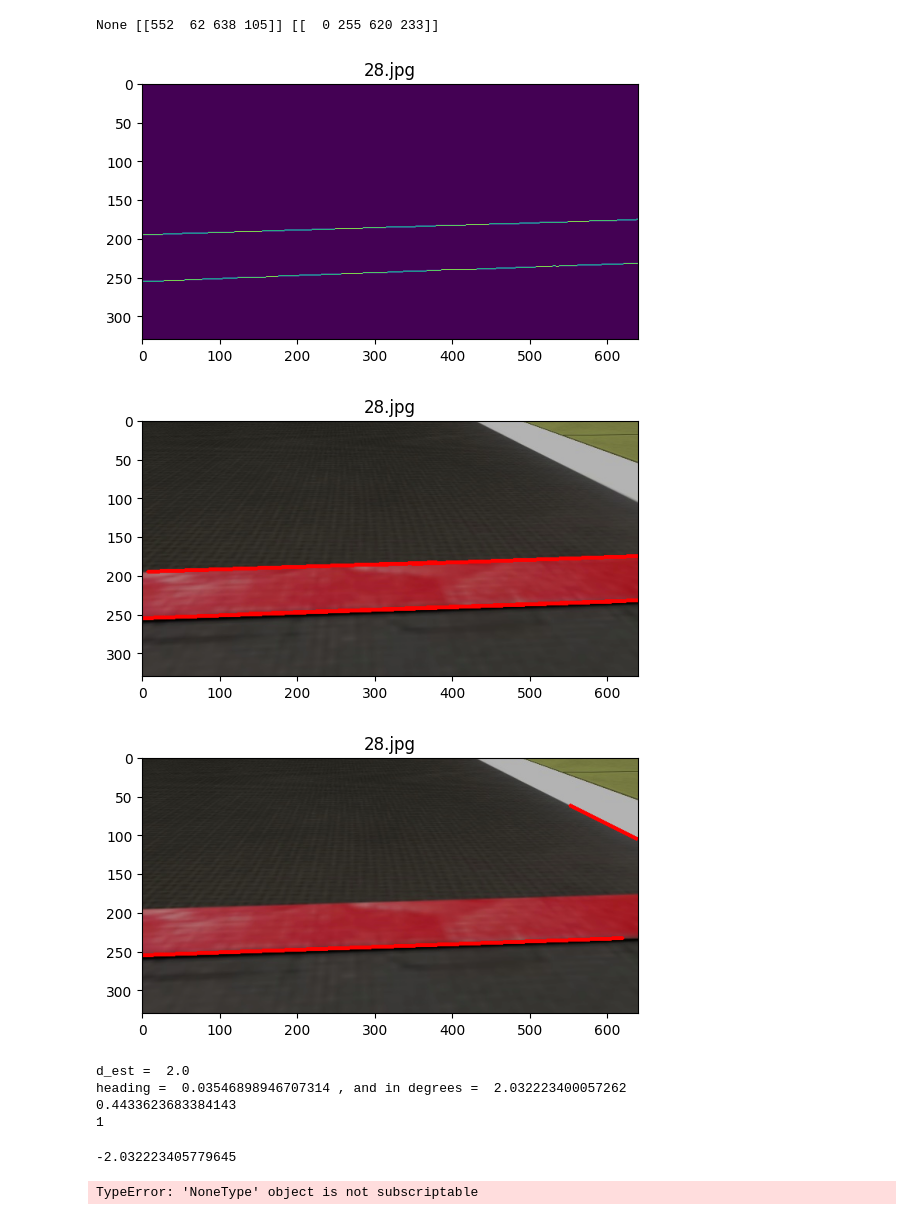
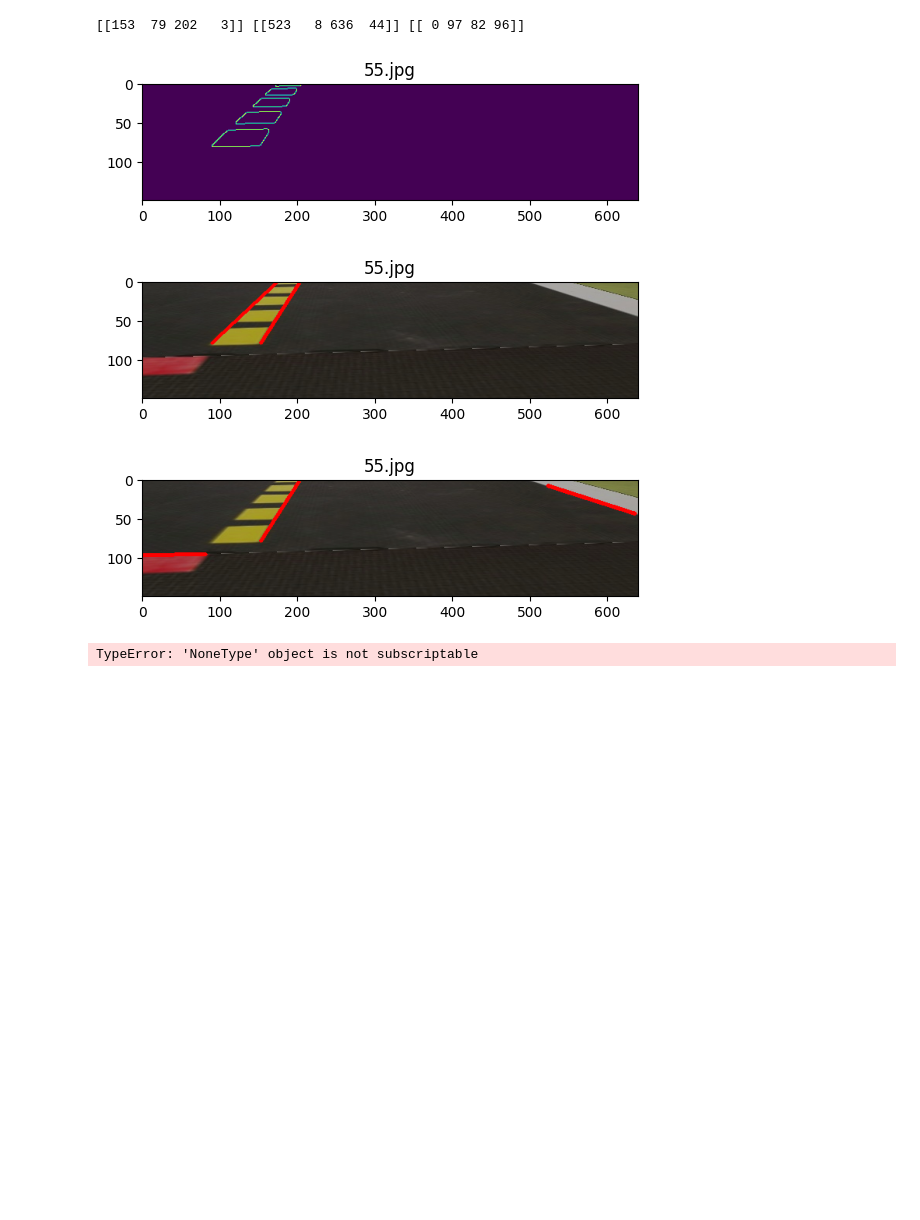
Before and after one commit to adrshsrvstv/CS4278-5478-Project-Materials, a Jupyter notebook: Lane Pose Estimation.ipynb, the cells around one changed output. Saved outputs shown, nothing was run; the diff lists cells and outputs as text; code cells hidden in the pictures; blank space fills up the shorter version.

```diff
--- a/Lane Pose Estimation.ipynb
+++ b/Lane Pose Estimation.ipynb
@@ -33,6 +41,7 @@ def get_steering(heading, d_est, state):
 # %%
+map_name = "testcases/milestone1_paths/map2_0_seed0_start_7,7_goal_1,4.txt"
 path = "observations_test"
-title = "28.jpg"
+title = "55.jpg"
 img = cv2.cvtColor(cv2.imread(os.path.join(path, title)), cv2.COLOR_BGR2RGB)
 show(img)
 # %% [output]
@@ -40,41 +49,35 @@ show(img)
 # %%
-state = State.IN_LANE_USING_RED
+state = State.TURNING
+mode = get_mode_from_state(state)
 
 yellow, white, red = get_lane_lines(img, state)
 print(yellow, white, red)
 
-edges = get_edges(preprocess(img, state), color="red", blur=True)
+edges = get_edges(preprocess(img, state), color="yellow", blur=True)
 lines = get_lines_in_image(edges)
 
 show(edges)
 show_lines_on_image(img, lines, state)
 
 show_lines_on_image(img, [yellow, white, red], state)
 # %% [output]
-None [[552  62 638 105]] [[  0 255 620 233]]
+[[153  79 202   3]] [[523   8 636  44]] [[ 0 97 82 96]]
-[figure, old version]
+[figure, new version]
-[figure, old version]
+[figure, new version]
-[figure, old version]
+[figure, new version]
 # %%
-d_est = get_d_est(yellow, white, get_mode_from_state(state))
-print("d_est = ", d_est)
-
+d_est = get_d_est(yellow, white, mode)
 heading = get_heading_from_red_line(red) #get_heading(yellow, white)
-print("heading = ", heading, ", and in degrees = ", np.degrees(heading))
-
 steering = get_steering(heading, 0, state)
 
+print("d_est = ", d_est)
+print("heading = ", heading, ", and in degrees = ", np.degrees(heading))
 print(steering)
 print(get_speed(steering))
 # %% [output]
-d_est =  2.0
-heading =  0.03546898946707314 , and in degrees =  2.032223400057262
-0.4433623683384143
-1
+TypeError: 'NoneType' object is not subscriptable
 # %%
 np.degrees(np.arctan(slope(red)))
-# %% [output]
--2.032223405779645
 # %%
 print(np.degrees(np.arctan(slope(yellow))))
 print(np.degrees(np.arctan(slope(white))))
@@ -89,6 +92,4 @@ print(get_distance_from_line(white, mode))
 #np.degrees(np.arctan(slope(yellow))) - 90 + DEGREES_OFFSET
 #get_distance_from_line(yellow, mode) - one_side_distance_offset(mode)
 get_heading_from_red_line(red)
-# %% [output]
-TypeError: 'NoneType' object is not subscriptable
 # %%
```
Also changed, not shown: parts of 8 cells of this notebook, 2 other files.
